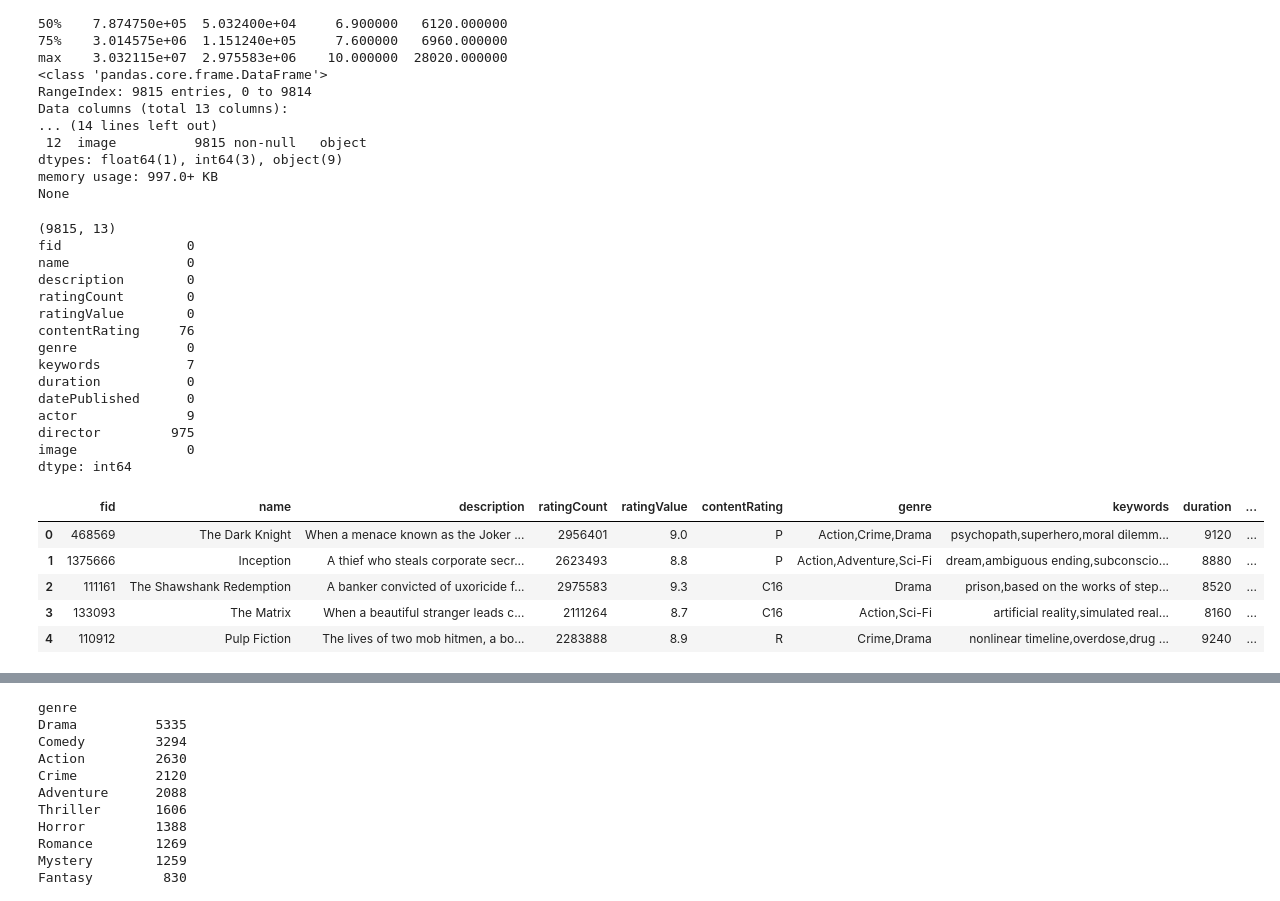
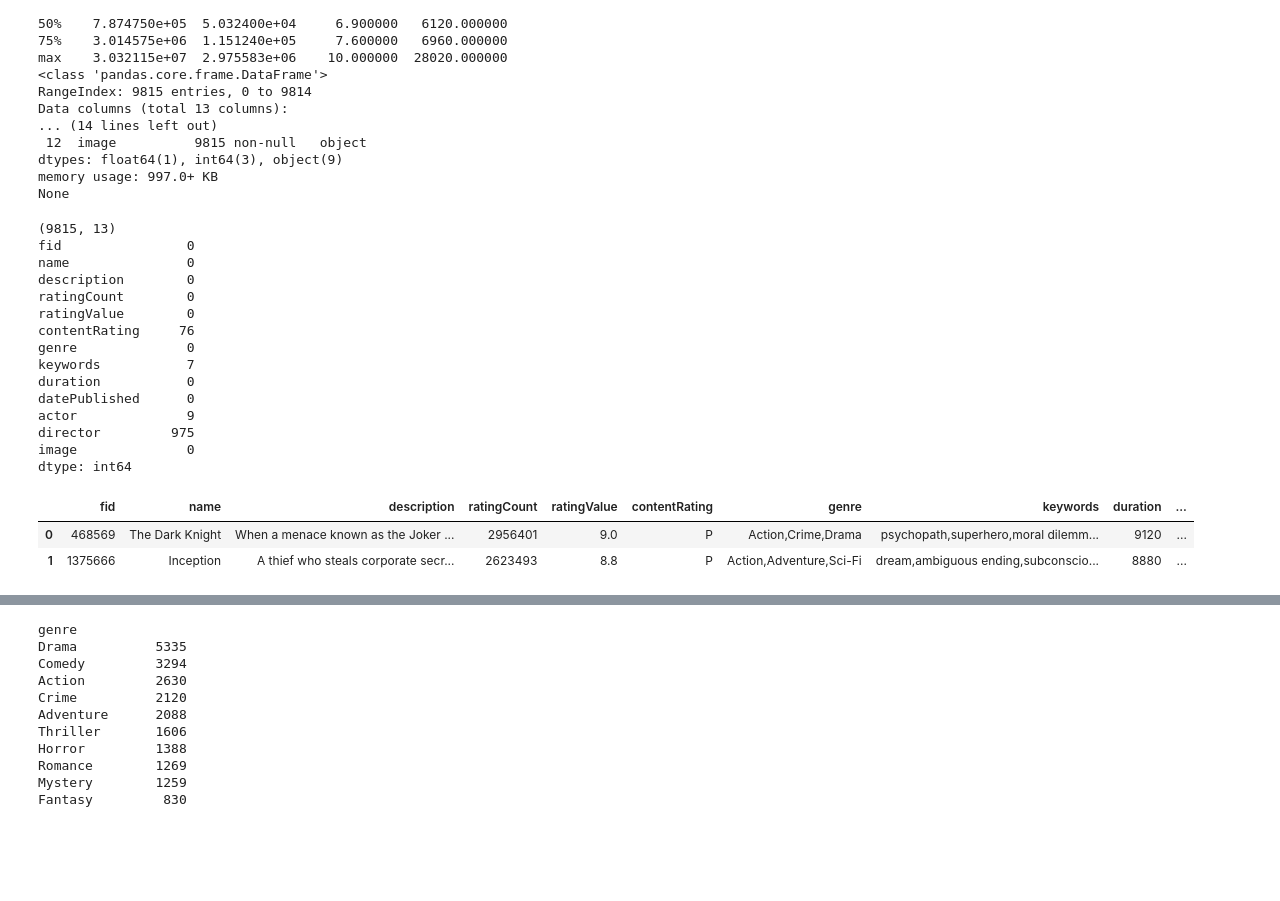
Before and after one commit to thanh309/film-finder, a Jupyter notebook: code/EDA_VIsual.ipynb, the cells around one changed output, grey strips where cells are left out. Saved outputs shown, nothing was run; the diff lists cells and outputs as text; code cells hidden in the pictures; blank space fills up the shorter version.

```diff
--- a/code/EDA_VIsual.ipynb
+++ b/code/EDA_VIsual.ipynb
@@ -39,26 +41,23 @@ None
 # %%
 print(film_data.shape)
 print(film_data.isnull().sum())
-film_data.head() # 13 cols
+film_data.head(2) # 13 cols
 # %% [output]
 (9815, 13)
 fid                0
 name               0
 description        0
 ratingCount        0
 ratingValue        0
 contentRating     76
 genre              0
 keywords           7
 duration           0
 datePublished      0
 actor              9
 director         975
 image              0
 dtype: int64
 |  | fid | name | description | ratingCount | ratingValue | contentRating | genre | keywords | duration | ... |
 | 0 | 468569 | The Dark Knight | When a menace known as the Joker ... | 2956401 | 9.0 | P | Action,Crime,Drama | psychopath,superhero,moral dilemm... | 9120 | ... |
 | 1 | 1375666 | Inception | A thief who steals corporate secr... | 2623493 | 8.8 | P | Action,Adventure,Sci-Fi | dream,ambiguous ending,subconscio... | 8880 | ... |
-| 2 | 111161 | The Shawshank Redemption | A banker convicted of uxoricide f... | 2975583 | 9.3 | C16 | Drama | prison,based on the works of step... | 8520 | ... |
-| 3 | 133093 | The Matrix | When a beautiful stranger leads c... | 2111264 | 8.7 | C16 | Action,Sci-Fi | artificial reality,simulated real... | 8160 | ... |
-| 4 | 110912 | Pulp Fiction | The lives of two mob hitmen, a bo... | 2283888 | 8.9 | R | Crime,Drama | nonlinear timeline,overdose,drug ... | 9240 | ... |
```
Also changed, not shown: parts of 13 cells of this notebook.
